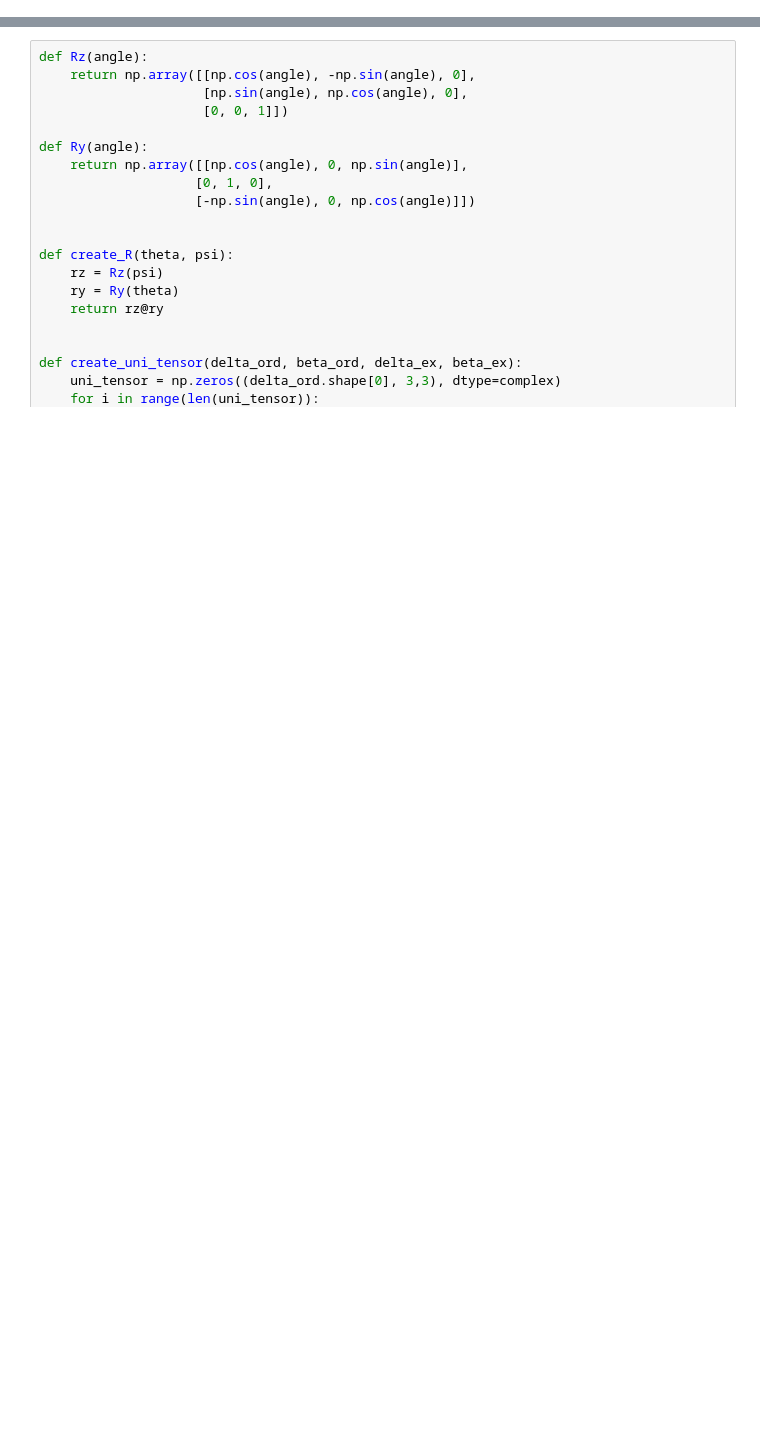
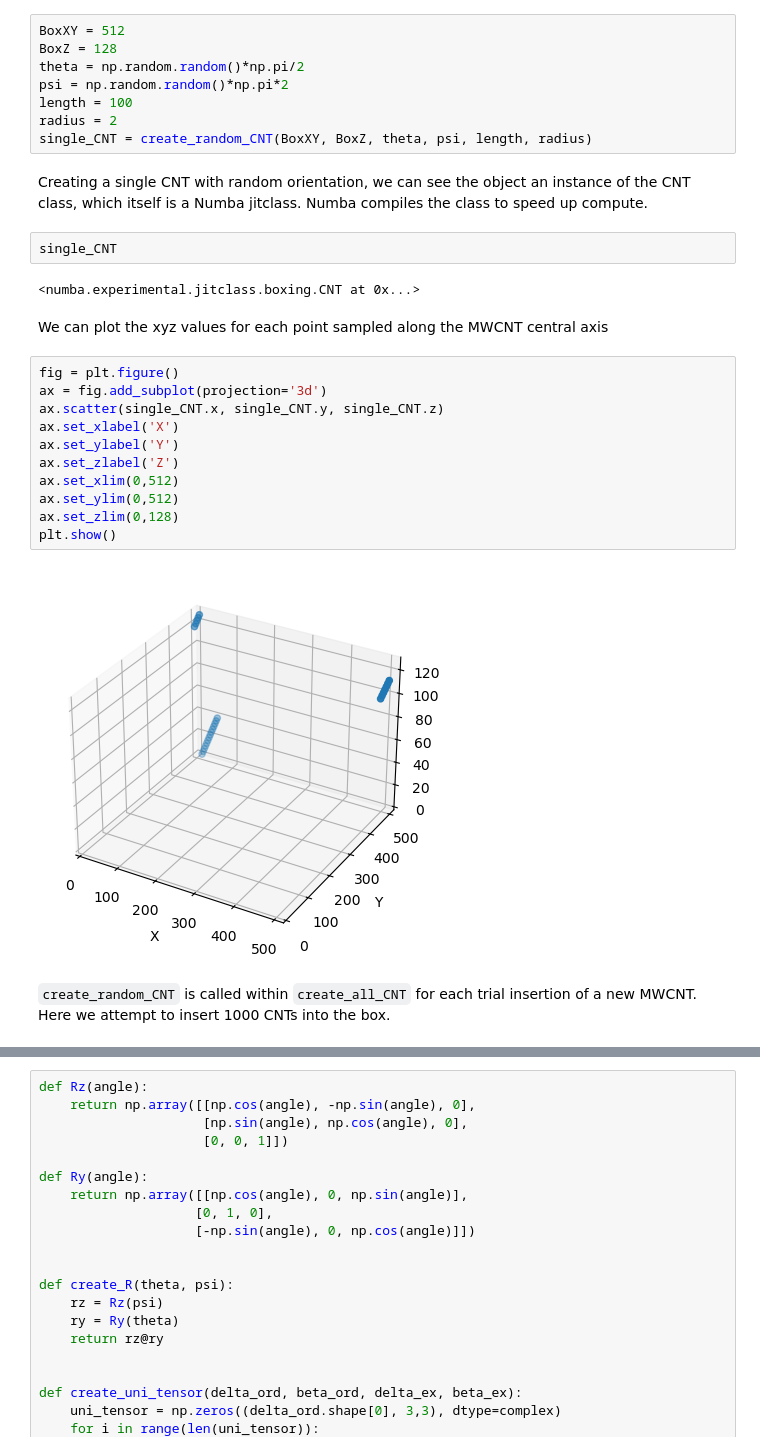
Before and after one commit to usnistgov/NRSS, a Jupyter notebook: src/NRSS_tutorials/MWCNTs/nb3_nrss.ipynb, the cells around one changed output, grey strips where cells are left out. Saved outputs shown, nothing was run; the diff lists cells and outputs as text; blank space fills up the shorter version.

Commit message:
updating MWCNT tutorial

```diff
--- a/src/NRSS_tutorials/MWCNTs/nb3_nrss.ipynb
+++ b/src/NRSS_tutorials/MWCNTs/nb3_nrss.ipynb
@@ -6,0 +22,31 @@ from fiberRSA.fiberRSA import create_all_fiber, upscale_all_fibers, dilate_all_p
+# %%
+BoxXY = 512
+BoxZ = 128
+theta = np.random.random()*np.pi/2
+psi = np.random.random()*np.pi*2
+length = 100
+radius = 2
+single_CNT = create_random_CNT(BoxXY, BoxZ, theta, psi, length, radius)
+# %% [markdown]
+Creating a single CNT with random orientation, we can see the object an instance of the CNT class, which itself is a Numba jitclass. Numba compiles the class to speed up compute.
+# %%
+single_CNT
+# %% [output]
+<numba.experimental.jitclass.boxing.CNT at 0x...>
+# %% [markdown]
+We can plot the xyz values for each point sampled along the MWCNT central axis
+# %%
+fig = plt.figure()
+ax = fig.add_subplot(projection='3d')
+ax.scatter(single_CNT.x, single_CNT.y, single_CNT.z)
+ax.set_xlabel('X')
+ax.set_ylabel('Y')
+ax.set_zlabel('Z')
+ax.set_xlim(0,512)
+ax.set_ylim(0,512)
+ax.set_zlim(0,128)
+plt.show()
+# %% [output]
+[figure, added]
+# %% [markdown]
+`create_random_CNT` is called within `create_all_CNT` for each trial insertion of a new MWCNT. Here we attempt to insert 1000 CNTs into the box.
```
Also changed, not shown: parts of 19 cells of this notebook, 4 other files.
